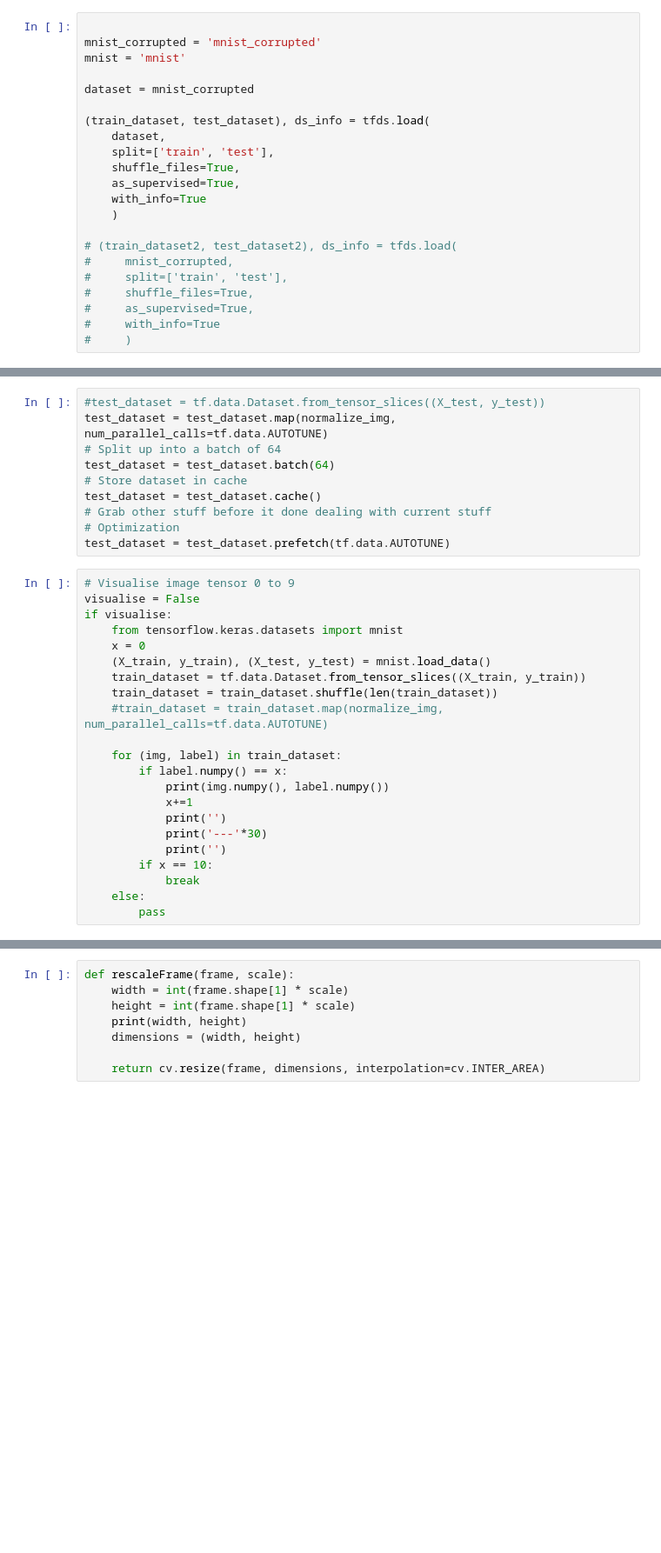
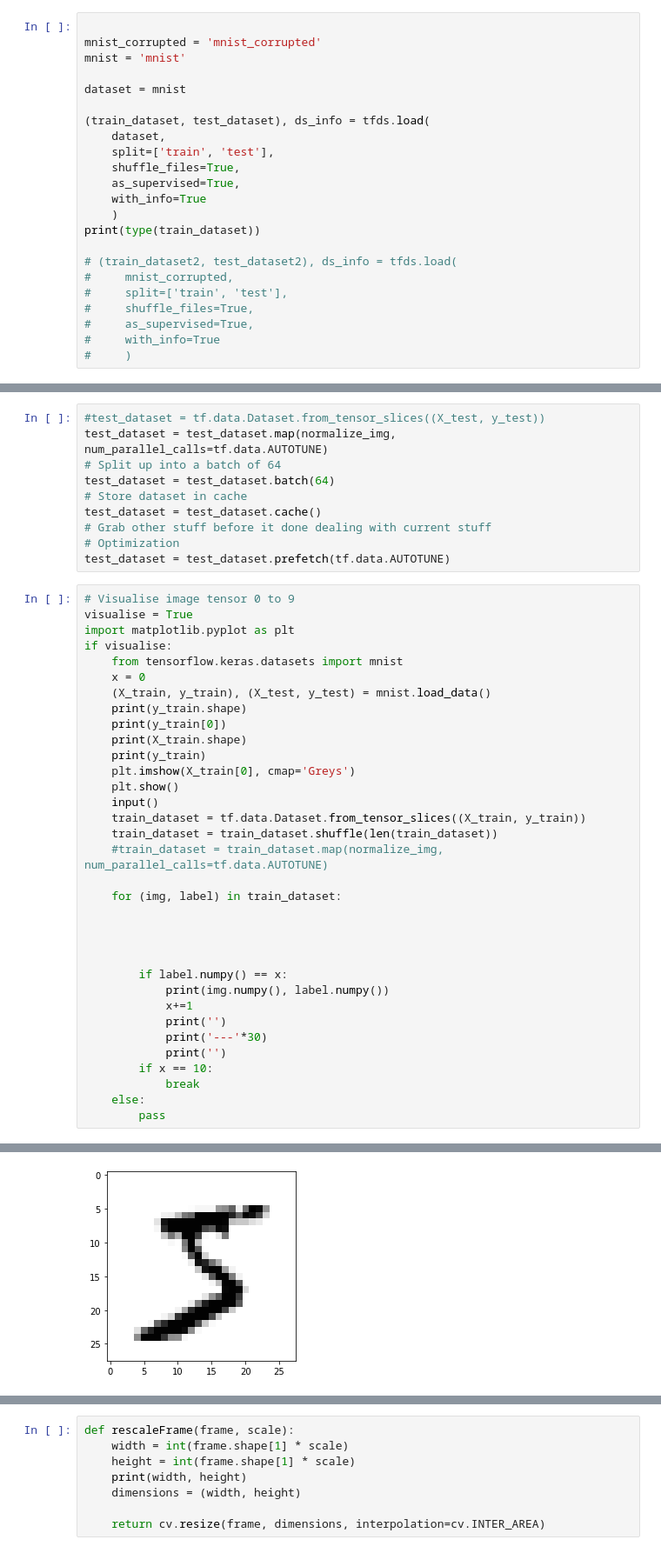
Before and after one commit to TrakeLean/Main-Project-NUM_IMG_AI, a Jupyter notebook: Optimalization.ipynb, the cells around one changed output, grey strips where cells are left out. Shown at 87% size. Saved outputs shown, nothing was run; the diff lists cells and outputs as text; blank space fills up the shorter version.

```diff
--- a/Optimalization.ipynb
+++ b/Optimalization.ipynb
@@ -60,7 +60,7 @@ def normalize_img(image, label):
 mnist_corrupted = 'mnist_corrupted'
 mnist = 'mnist'
 
-dataset = mnist_corrupted
+dataset = mnist
 
 (train_dataset, test_dataset), ds_info = tfds.load(
     dataset,
@@ -69,6 +69,7 @@ dataset = mnist_corrupted
     as_supervised=True,
     with_info=True
     )
+print(type(train_dataset))
 
 # (train_dataset2, test_dataset2), ds_info = tfds.load(
 #     mnist_corrupted,
@@ -100,16 +103,28 @@ test_dataset = test_dataset.cache()
 test_dataset = test_dataset.prefetch(tf.data.AUTOTUNE)
 # %%
 # Visualise image tensor 0 to 9
-visualise = False
+visualise = True
+import matplotlib.pyplot as plt
 if visualise:
     from tensorflow.keras.datasets import mnist
     x = 0
     (X_train, y_train), (X_test, y_test) = mnist.load_data()
+    print(y_train.shape)
+    print(y_train[0])
+    print(X_train.shape)
+    print(y_train)
+    plt.imshow(X_train[0], cmap='Greys')
+    plt.show()
+    input()
     train_dataset = tf.data.Dataset.from_tensor_slices((X_train, y_train))
     train_dataset = train_dataset.shuffle(len(train_dataset))
     #train_dataset = train_dataset.map(normalize_img, num_parallel_calls=tf.data.AUTOTUNE)
 
     for (img, label) in train_dataset:
+
+
+
+
         if label.numpy() == x:
             print(img.numpy(), label.numpy())
             x+=1
@@ -120,3 +135,4 @@ if visualise:
             break
     else:
         pass
+# %% [output]
@@ -122,0 +143 @@ if visualise:
+[figure, added]
```
Also changed, not shown: parts of 8 cells of this notebook, 5 other files.
